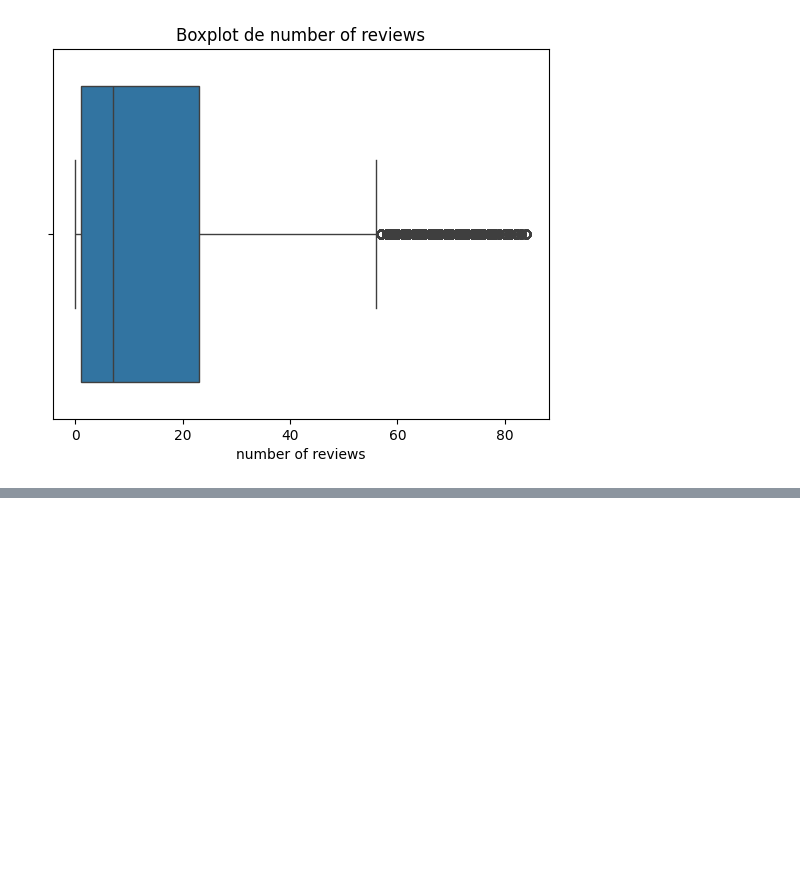
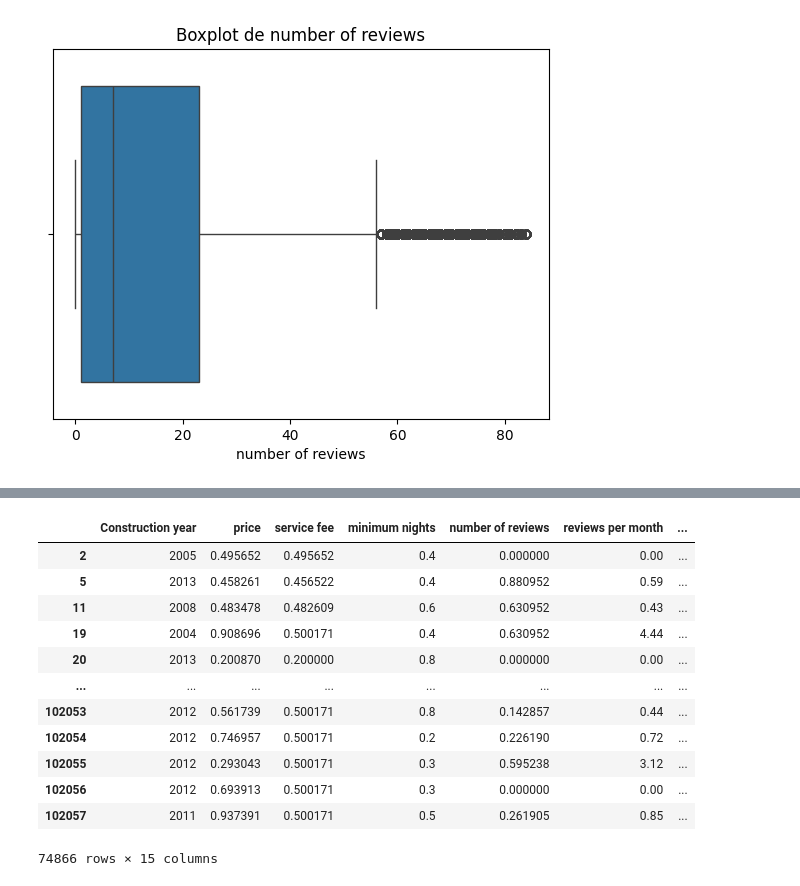
Before and after one commit to abderrahmanboubligha/tp_machine_learning, a Jupyter notebook: TP1_Pretraitement_Airbnb.ipynb, the cells around one changed output, grey strips where cells are left out. Cells and saved outputs as stored; diff of their text form; code cells hidden in the pictures; blank space fills up the shorter version.

Commit message:
Normalisation done

```diff
--- a/TP1_Pretraitement_Airbnb.ipynb
+++ b/TP1_Pretraitement_Airbnb.ipynb
@@ -484,0 +575,28 @@ for col in columns:
+# %%
+# Normalisation et standardisation
+numeric_cols = [
+    "price",
+    "service fee",
+    "minimum nights",
+    "number of reviews"
+]
+
+scaler = MinMaxScaler()
+
+data_minmax = data.copy()
+data_minmax[numeric_cols] = scaler.fit_transform(data[numeric_cols])
+data_minmax
+# %% [output]
+|  | Construction year | price | service fee | minimum nights | number of reviews | reviews per month | ... |
+| 2 | 2005 | 0.495652 | 0.495652 | 0.4 | 0.000000 | 0.00 | ... |
+| 5 | 2013 | 0.458261 | 0.456522 | 0.4 | 0.880952 | 0.59 | ... |
+| 11 | 2008 | 0.483478 | 0.482609 | 0.6 | 0.630952 | 0.43 | ... |
+| 19 | 2004 | 0.908696 | 0.500171 | 0.4 | 0.630952 | 4.44 | ... |
+| 20 | 2013 | 0.200870 | 0.200000 | 0.8 | 0.000000 | 0.00 | ... |
+| ... | ... | ... | ... | ... | ... | ... | ... |
+| 102053 | 2012 | 0.561739 | 0.500171 | 0.8 | 0.142857 | 0.44 | ... |
+| 102054 | 2012 | 0.746957 | 0.500171 | 0.2 | 0.226190 | 0.72 | ... |
+| 102055 | 2012 | 0.293043 | 0.500171 | 0.3 | 0.595238 | 3.12 | ... |
+| 102056 | 2012 | 0.693913 | 0.500171 | 0.3 | 0.000000 | 0.00 | ... |
+| 102057 | 2011 | 0.937391 | 0.500171 | 0.5 | 0.261905 | 0.85 | ... |
+74866 rows × 15 columns
```
Also changed, not shown: parts of 7 cells of this notebook, 1 other file.
